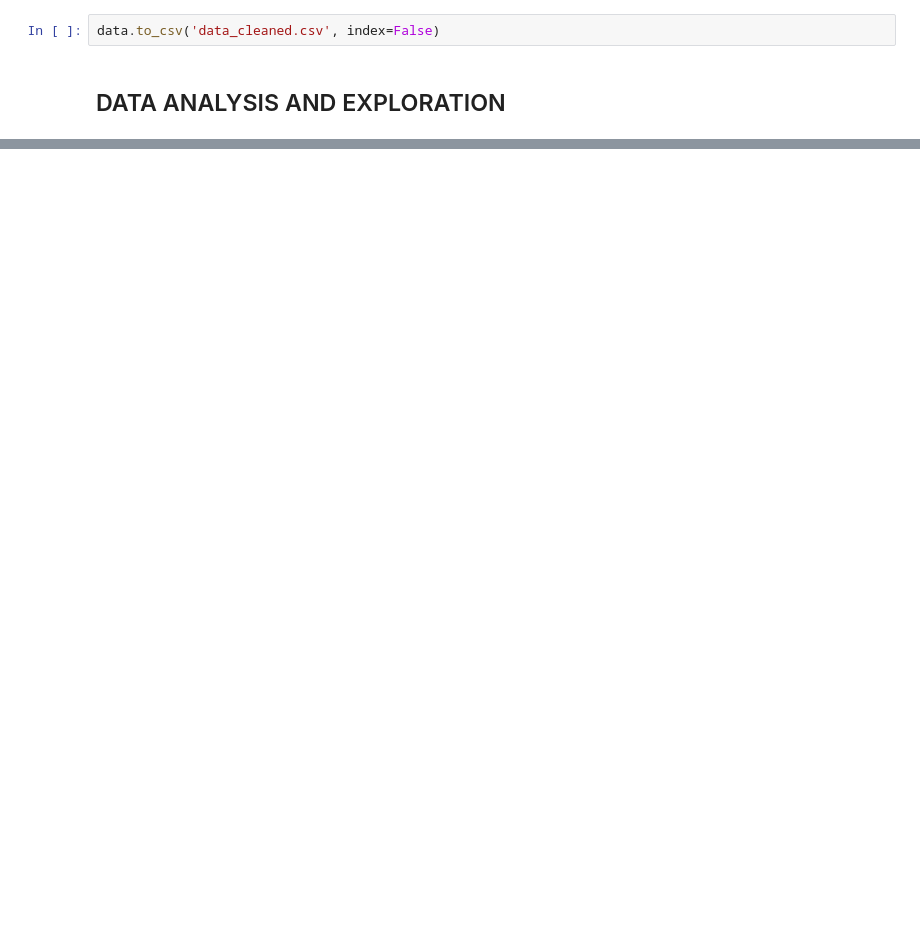
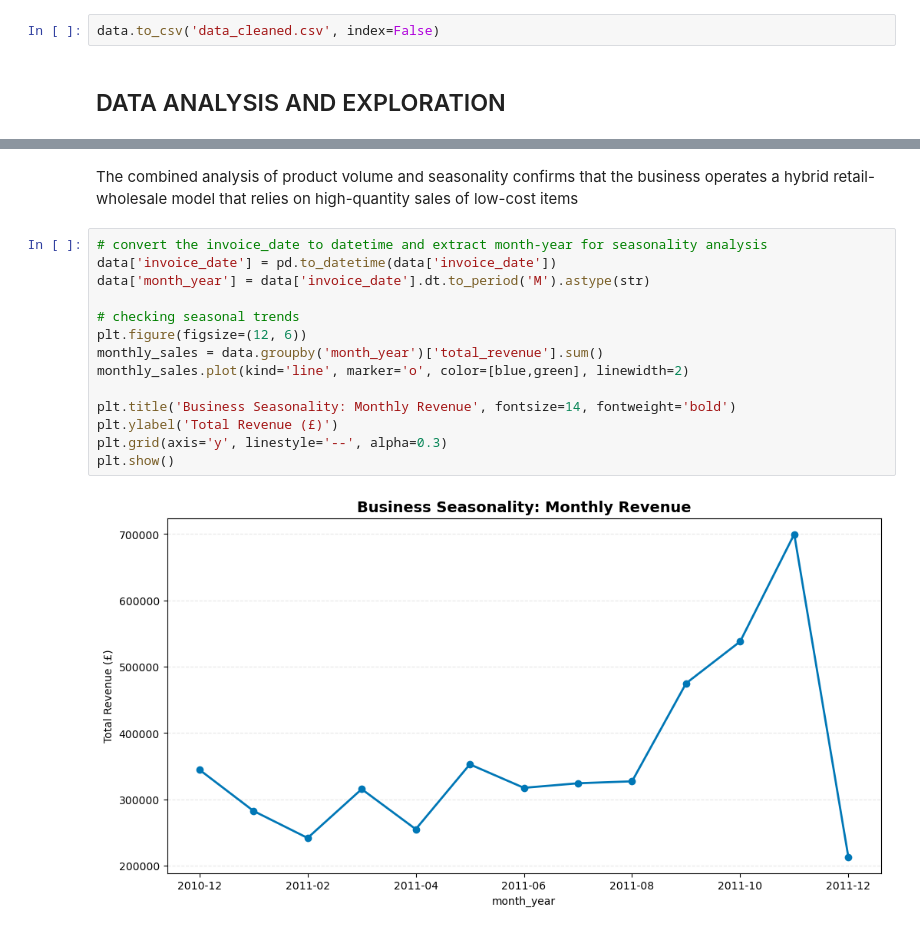
Before and after one commit to Raeesa12/FUTURE_DS_01, a Jupyter notebook: business_sales_analytics.ipynb, the cells around one changed output, grey strips where cells are left out. Saved outputs shown, nothing was run; the diff lists cells and outputs as text; blank space fills up the shorter version.

```diff
--- a/business_sales_analytics.ipynb
+++ b/business_sales_analytics.ipynb
@@ -281,0 +435,18 @@ data.to_csv('data_cleaned.csv', index=False)
+# %% [markdown]
+The combined analysis of product volume and seasonality confirms that the business operates a hybrid retail-wholesale model that relies on high-quantity sales of low-cost items
+# %%
+# convert the invoice_date to datetime and extract month-year for seasonality analysis
+data['invoice_date'] = pd.to_datetime(data['invoice_date'])
+data['month_year'] = data['invoice_date'].dt.to_period('M').astype(str)
+
+# checking seasonal trends
+plt.figure(figsize=(12, 6))
+monthly_sales = data.groupby('month_year')['total_revenue'].sum()
+monthly_sales.plot(kind='line', marker='o', color=[blue,green], linewidth=2)
+
+plt.title('Business Seasonality: Monthly Revenue', fontsize=14, fontweight='bold')
+plt.ylabel('Total Revenue (£)')
+plt.grid(axis='y', linestyle='--', alpha=0.3)
+plt.show()
+# %% [output]
+[figure, added]
```
Also changed, not shown: parts of 24 cells of this notebook, 1 other file.
